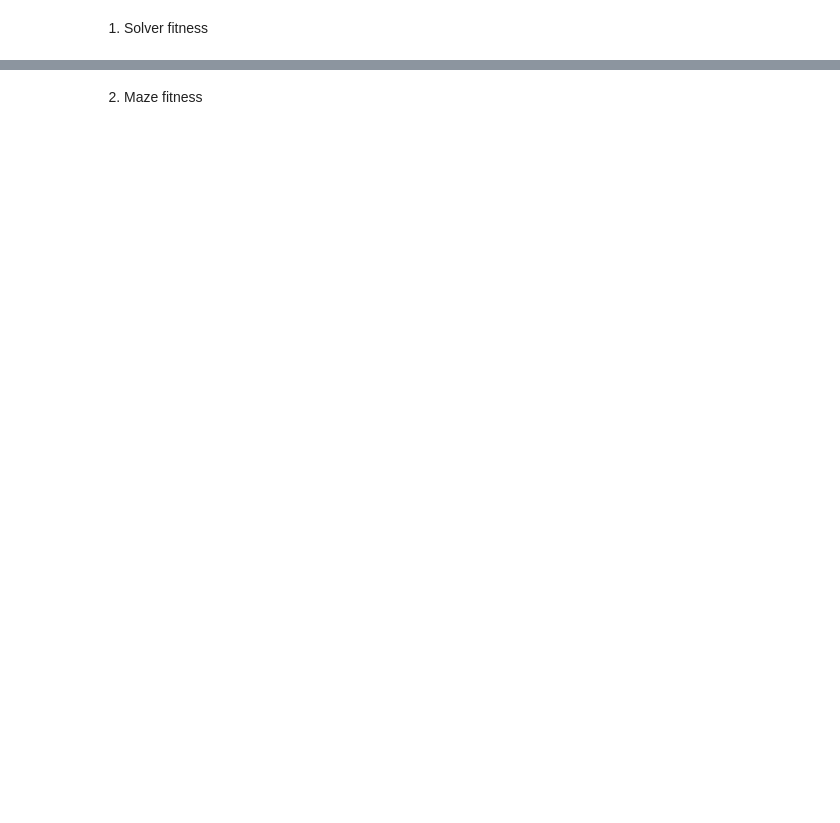
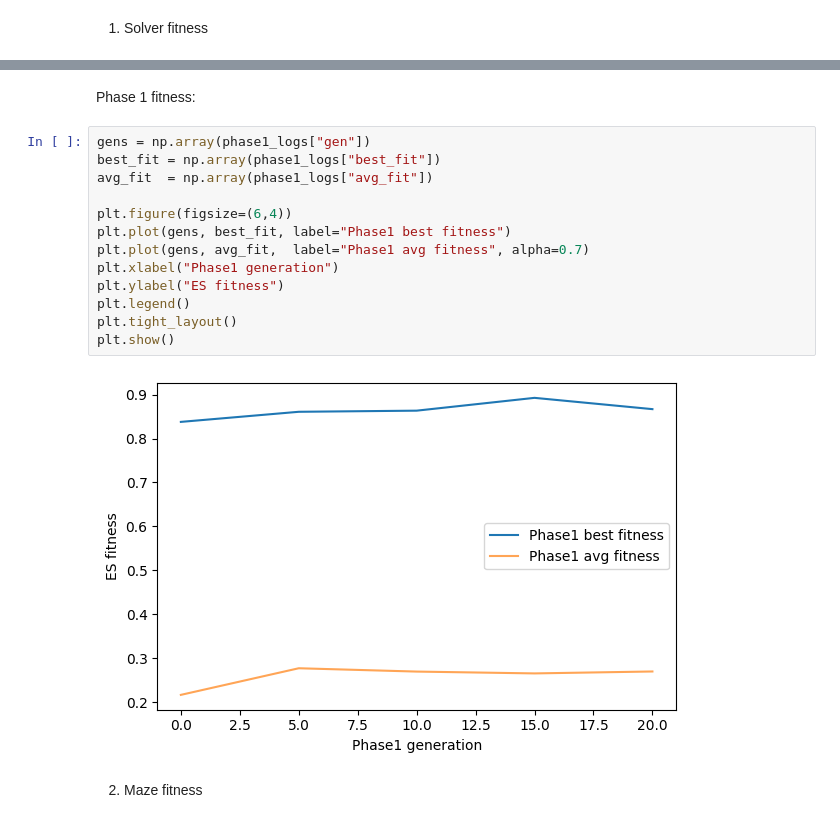
Before and after one commit to SteelspeedYYC/CAS739_TermProject, a Jupyter notebook: MainNoteBook.ipynb, the cells around one changed output, grey strips where cells are left out. Cells and saved outputs as stored; diff of their text form; blank space fills up the shorter version.

```diff
--- a/MainNoteBook.ipynb
+++ b/MainNoteBook.ipynb
@@ -57,3 +65,20 @@ plt.show()
+# %% [markdown]
+Phase 1 fitness:
+# %%
+gens = np.array(phase1_logs["gen"])
+best_fit = np.array(phase1_logs["best_fit"])
+avg_fit  = np.array(phase1_logs["avg_fit"])
+
+plt.figure(figsize=(6,4))
+plt.plot(gens, best_fit, label="Phase1 best fitness")
+plt.plot(gens, avg_fit,  label="Phase1 avg fitness", alpha=0.7)
+plt.xlabel("Phase1 generation")
+plt.ylabel("ES fitness")
+plt.legend()
+plt.tight_layout()
+plt.show()
+# %% [output]
+[figure, added]
 # %% [markdown]
 2. Maze fitness
 # %%
```
Also changed, not shown: parts of 6 cells of this notebook, 1 other file.
